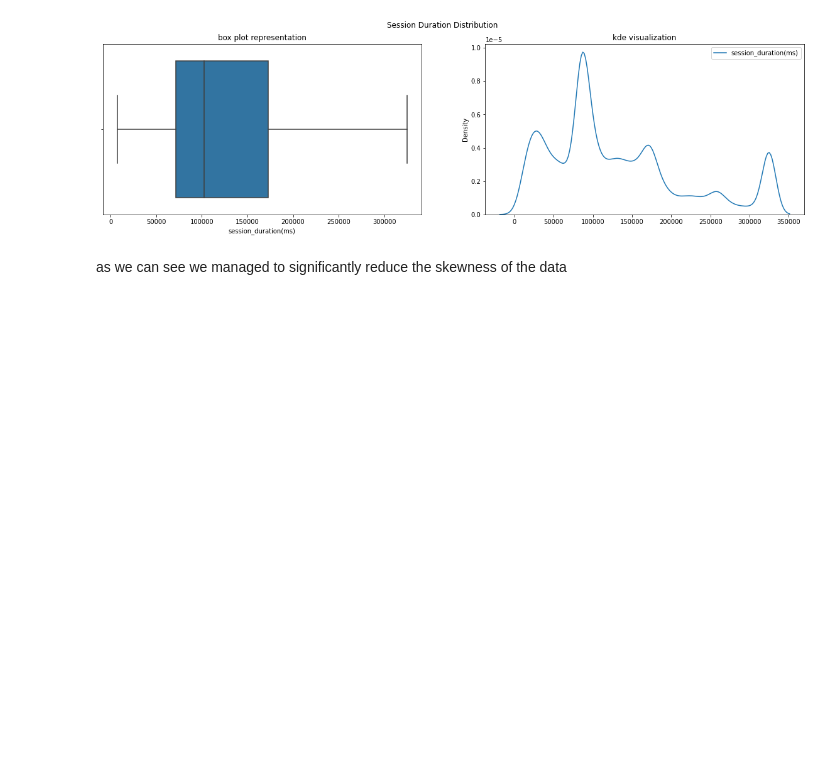
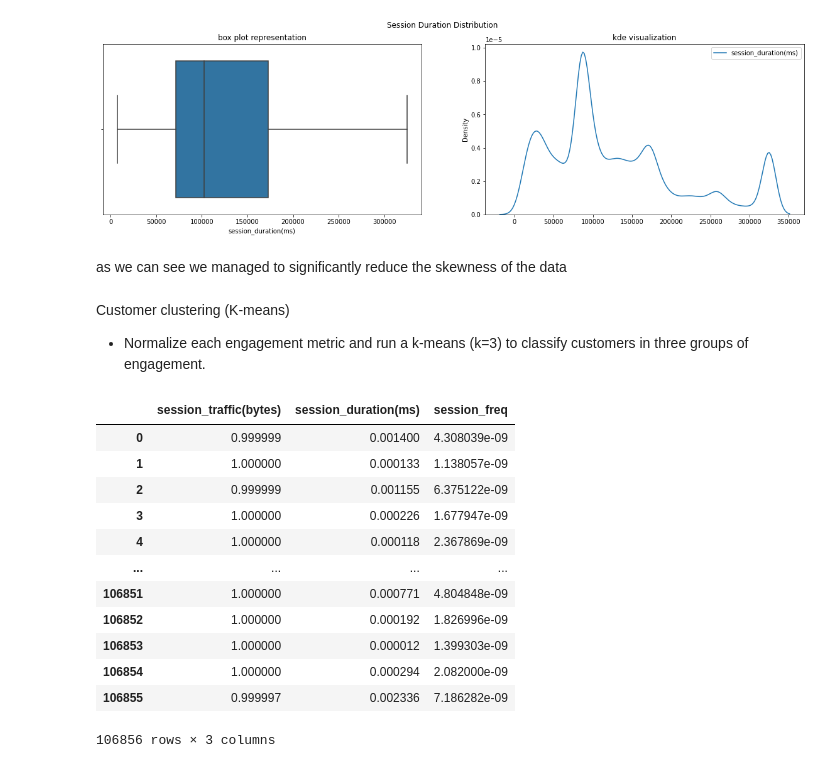
Before and after one commit to Nathnael12/Telecom_data_analysis, a Jupyter notebook: notebooks/UserEngagementAnalysis.ipynb, the cells around one changed output. Drawn from its saved outputs; the diff is of its cells as text; code cells hidden in the pictures; blank space fills up the shorter version.

```diff
--- a/notebooks/UserEngagementAnalysis.ipynb
+++ b/notebooks/UserEngagementAnalysis.ipynb
@@ -282,3 +285,24 @@ plt.show()
 [figure]
 # %% [markdown]
 as we can see we managed to significantly reduce the skewness of the data
+# %% [markdown]
+Customer clustering (K-means)
+- Normalize each engagement metric and run a k-means (k=3) to classify customers in three groups of engagement.
+# %%
+# normalize the data
+normalized_engagement_metric = cleaner.normalizer(cleaned_engagement_metric)
+normalized_engagement_metric
+# %% [output]
+|  | session_traffic(bytes) | session_duration(ms) | session_freq |
+| 0 | 0.999999 | 0.001400 | 4.308039e-09 |
+| 1 | 1.000000 | 0.000133 | 1.138057e-09 |
+| 2 | 0.999999 | 0.001155 | 6.375122e-09 |
+| 3 | 1.000000 | 0.000226 | 1.677947e-09 |
+| 4 | 1.000000 | 0.000118 | 2.367869e-09 |
+| ... | ... | ... | ... |
+| 106851 | 1.000000 | 0.000771 | 4.804848e-09 |
+| 106852 | 1.000000 | 0.000192 | 1.826996e-09 |
+| 106853 | 1.000000 | 0.000012 | 1.399303e-09 |
+| 106854 | 1.000000 | 0.000294 | 2.082000e-09 |
+| 106855 | 0.999997 | 0.002336 | 7.186282e-09 |
+106856 rows × 3 columns
```
Also changed, not shown: parts of 4 cells of this notebook, 3 other files.
